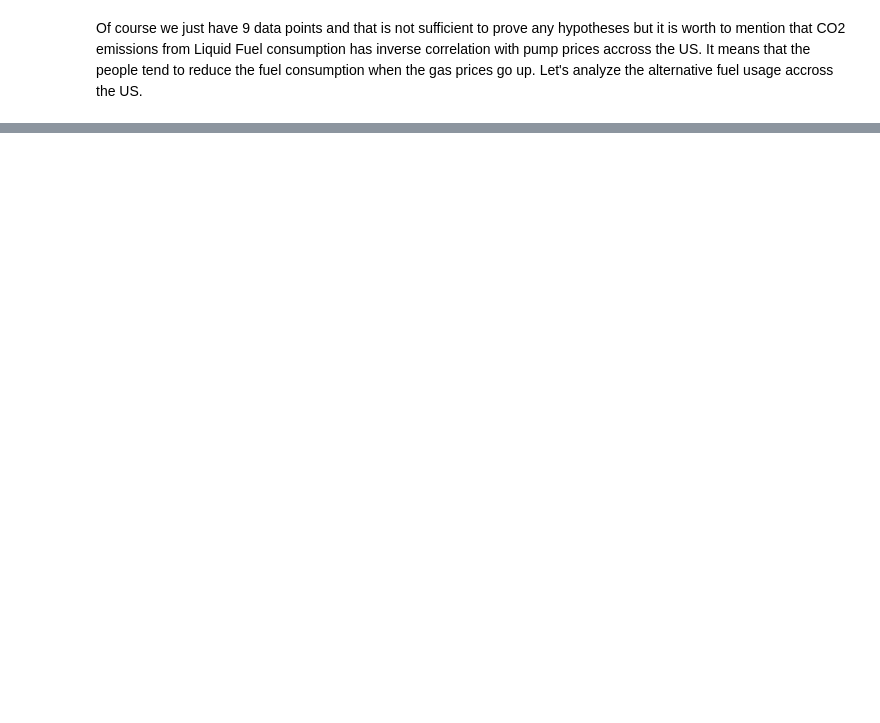
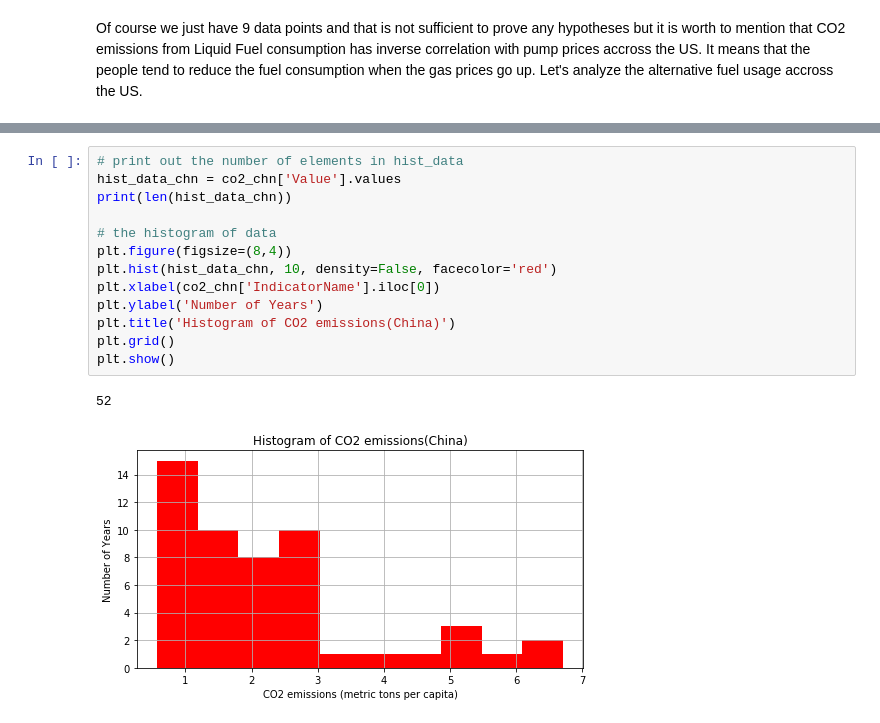
Before and after one commit to robertcox324/5horsemenoftheapocalypse, a Jupyter notebook: WDI_Analysis.ipynb, the cells around one changed output, grey strips where cells are left out. Cells and saved outputs as stored; diff of their text form; blank space fills up the shorter version.

```diff
--- a/WDI_Analysis.ipynb
+++ b/WDI_Analysis.ipynb
@@ -352,0 +492,16 @@ Of course we just have 9 data points and that  is not sufficient to prove any hy
+# %%
+# print out the number of elements in hist_data
+hist_data_chn = co2_chn['Value'].values
+print(len(hist_data_chn))
+
+# the histogram of data
+plt.figure(figsize=(8,4))
+plt.hist(hist_data_chn, 10, density=False, facecolor='red')
+plt.xlabel(co2_chn['IndicatorName'].iloc[0])
+plt.ylabel('Number of Years')
+plt.title('Histogram of CO2 emissions(China)')
+plt.grid()
+plt.show()
+# %% [output]
+52
+[figure, added]
```
Also changed, not shown: parts of 23 cells of this notebook, 5 other files.
